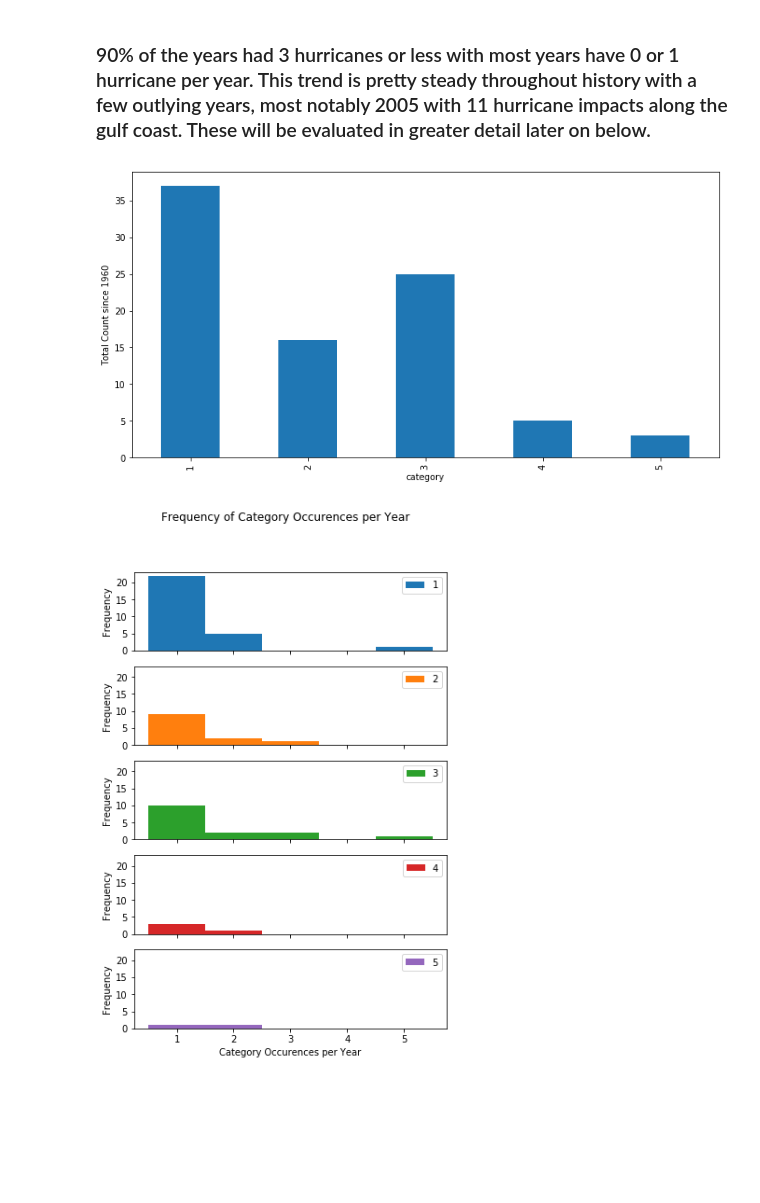
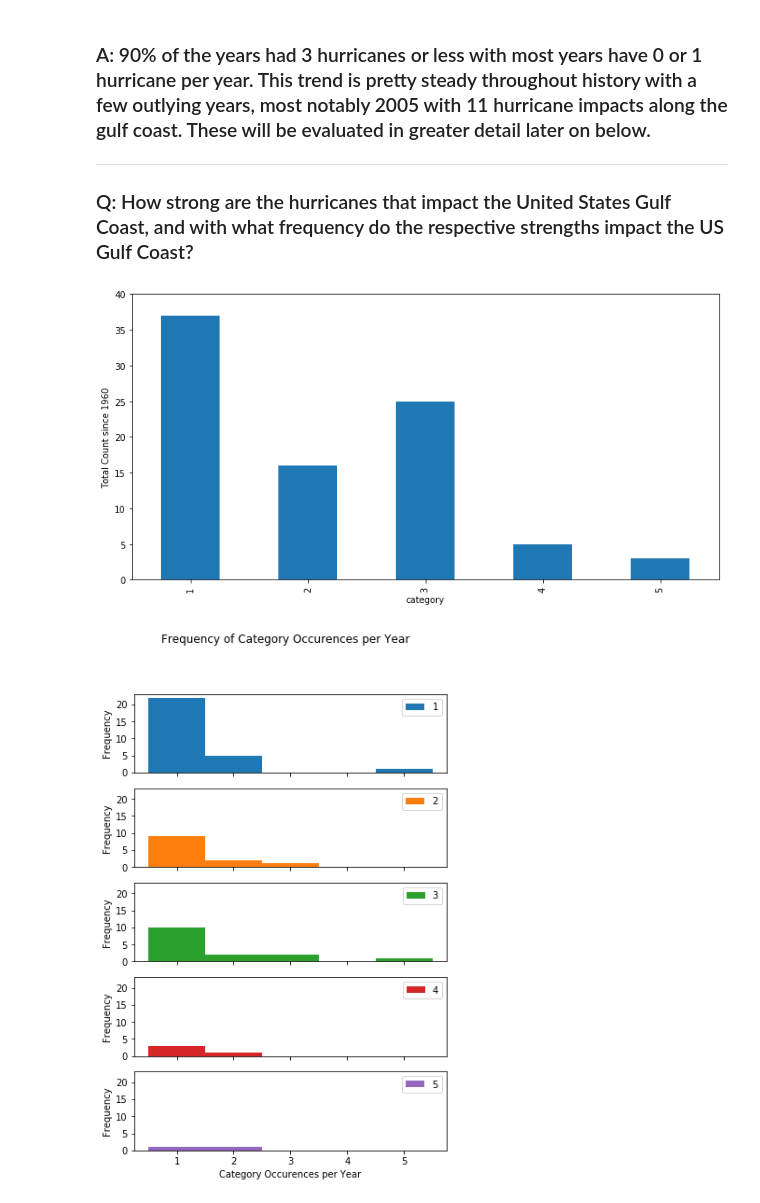
Before and after one commit to chill7627/Predicting-Hurricane-Season-Impacts, a Jupyter notebook: Hurricanes_Data_Story_Telling.ipynb, the cells around one changed output. Saved outputs shown, nothing was run; the diff lists cells and outputs as text; code cells hidden in the pictures; blank space fills up the shorter version.

```diff
--- a/Hurricanes_Data_Story_Telling.ipynb
+++ b/Hurricanes_Data_Story_Telling.ipynb
@@ -48,23 +82,25 @@ plt.show()
 [figure]
 # %% [markdown]
-### 90% of the years had 3 hurricanes or less with most years have 0 or 1 hurricane per year.  This trend is pretty steady throughout history with a few outlying years, most notably 2005 with 11 hurricane impacts along the gulf coast.  These will be evaluated in greater detail later on below.
+### A: 90% of the years had 3 hurricanes or less with most years have 0 or 1 hurricane per year.  This trend is pretty steady throughout history with a few outlying years, most notably 2005 with 11 hurricane impacts along the gulf coast.  These will be evaluated in greater detail later on below.
+****
+### Q: How strong are the hurricanes that impact the United States Gulf Coast, and with what frequency do the respective strengths impact the US Gulf Coast?
 # %%
 #look into the breakdown by hurricane category
 categories = hurricanes_df.groupby('category').count()
-categories.name.plot(kind='bar', figsize=(12,6))
+categories.name.plot(kind='bar', figsize=(12,6), yticks=range(0,45,5))
 plt.ylabel('Total Count since 1960')
 plt.show()
 
 #get a frequency per year by category plot
 categories_year = pd.pivot_table(hurricanes_df,columns='category',index=hurricanes_df.index, values='state', aggfunc='count')
 categories_year = categories_year.resample('A').sum()
 categories_year.index = categories_year.index.year
 categories_year.plot(kind='hist', bins=[1,2,3,4,5,6], align = 'left',
              figsize=(6,9),yticks=range(0,25,5), sharey=True, sharex=True,
              subplots=True,title='Frequency of Category Occurences per Year')
 plt.xlabel('Category Occurences per Year')
 plt.show()
 # %% [output]
-[figure, old version]
+[figure, new version]
 [figure]
 # %% [markdown]
```
Also changed, not shown: parts of 20 cells of this notebook.
